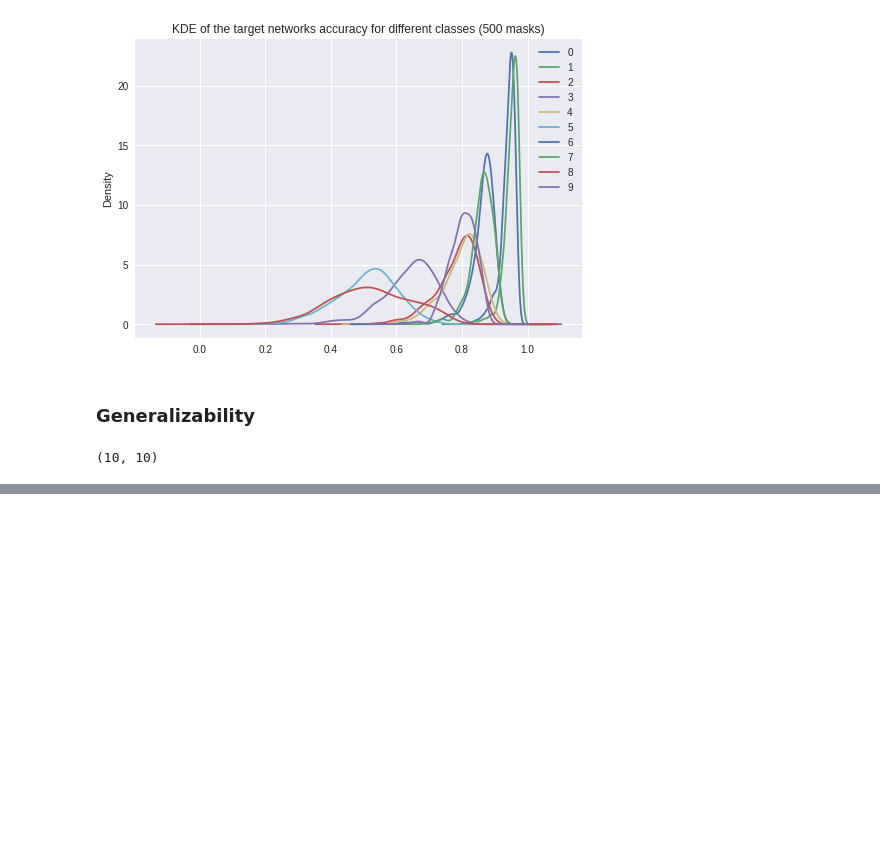
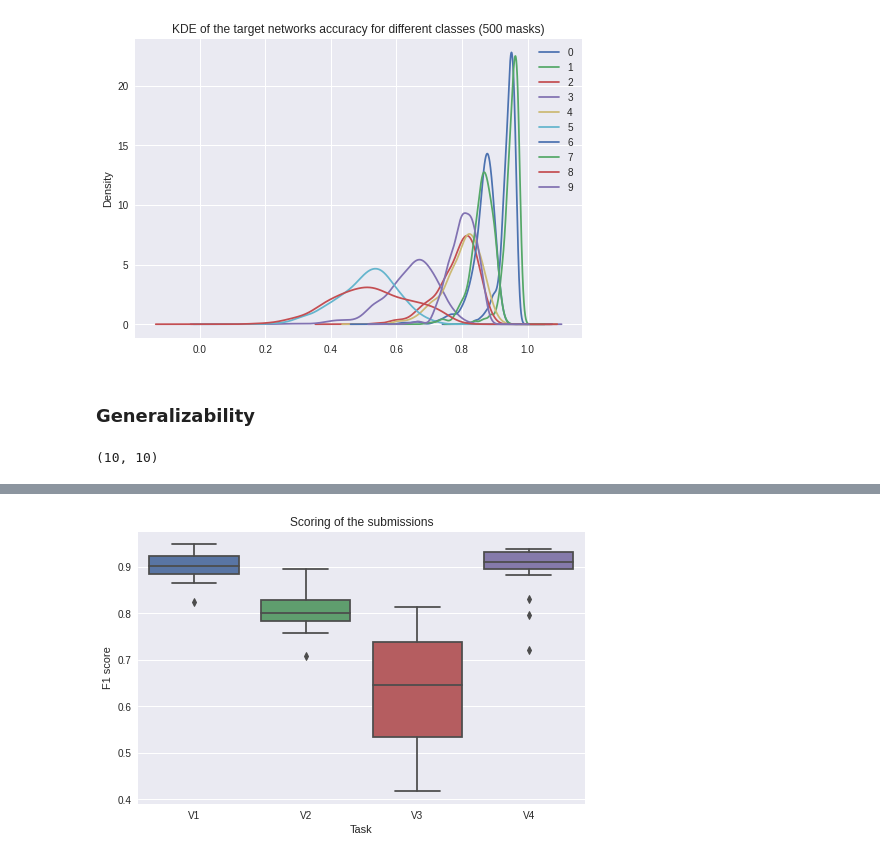
Before and after one commit to wwydmanski/hypernet-cnn, a Jupyter notebook: hypernet_training.ipynb, the cells around one changed output, grey strips where cells are left out. Saved outputs shown, nothing was run; the diff lists cells and outputs as text; code cells hidden in the pictures; blank space fills up the shorter version.

```diff
--- a/hypernet_training.ipynb
+++ b/hypernet_training.ipynb
@@ -1322,0 +1413,10 @@ matrix.shape
+# %%
+plt.style.use("seaborn")
+plt.figure(figsize=(8, 5))
+sns.boxplot(data=df)
+plt.title("Scoring of the submissions")
+plt.ylabel("F1 score")
+plt.xlabel("Task")
+plt.savefig("scores.pdf")
+# %% [output]
+[figure, added]
```
Also changed, not shown: parts of 18 cells of this notebook, 9 other files.
